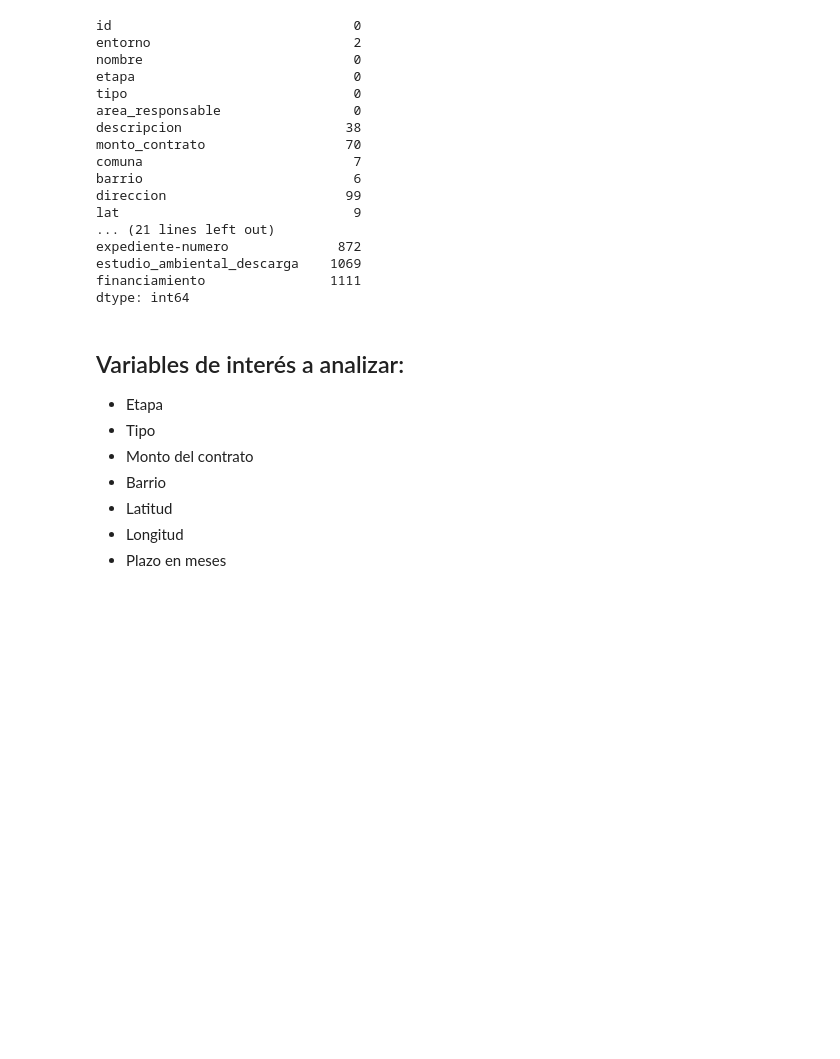
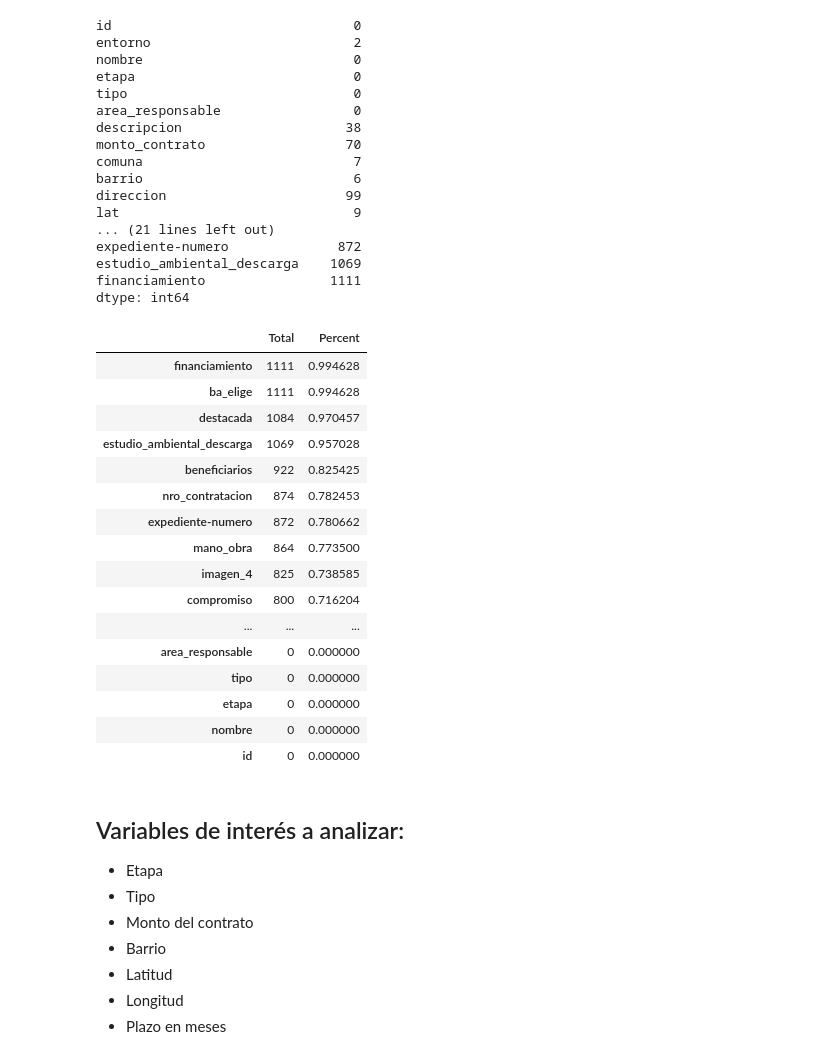
Before and after one commit to micatokashiki/Python-Project, a Jupyter notebook: Obras Públicas - Primera parte.ipynb, the cells around one changed output. Cells and saved outputs as stored; diff of their text form; code cells hidden in the pictures; blank space fills up the shorter version.

```diff
--- a/Obras Públicas - Primera parte.ipynb
+++ b/Obras Públicas - Primera parte.ipynb
@@ -68,6 +68,31 @@ expediente-numero              872
 estudio_ambiental_descarga    1069
 financiamiento                1111
 dtype: int64
+# %%
+# Vemos cantidad y % de NaN por columna.
+# El dato de % nos va a servir a la hora de tomar la decisión de borrar o no filas con NaNs.
+total = obras.isnull().sum().sort_values(ascending=False)
+percent = (obras.isnull().sum()/obras.isnull().count()).sort_values(ascending=False)
+missing_data = pd.concat([total, percent], axis=1, keys=['Total', 'Percent'])
+missing_data
+# %% [output]
+|  | Total | Percent |
+| financiamiento | 1111 | 0.994628 |
+| ba_elige | 1111 | 0.994628 |
+| destacada | 1084 | 0.970457 |
+| estudio_ambiental_descarga | 1069 | 0.957028 |
+| beneficiarios | 922 | 0.825425 |
+| nro_contratacion | 874 | 0.782453 |
+| expediente-numero | 872 | 0.780662 |
+| mano_obra | 864 | 0.773500 |
+| imagen_4 | 825 | 0.738585 |
+| compromiso | 800 | 0.716204 |
+| ... | ... | ... |
+| area_responsable | 0 | 0.000000 |
+| tipo | 0 | 0.000000 |
+| etapa | 0 | 0.000000 |
+| nombre | 0 | 0.000000 |
+| id | 0 | 0.000000 |
 # %% [markdown]
 ## Variables de interés a analizar:
 - Etapa
```
Also changed, not shown: parts of 38 cells of this notebook.
